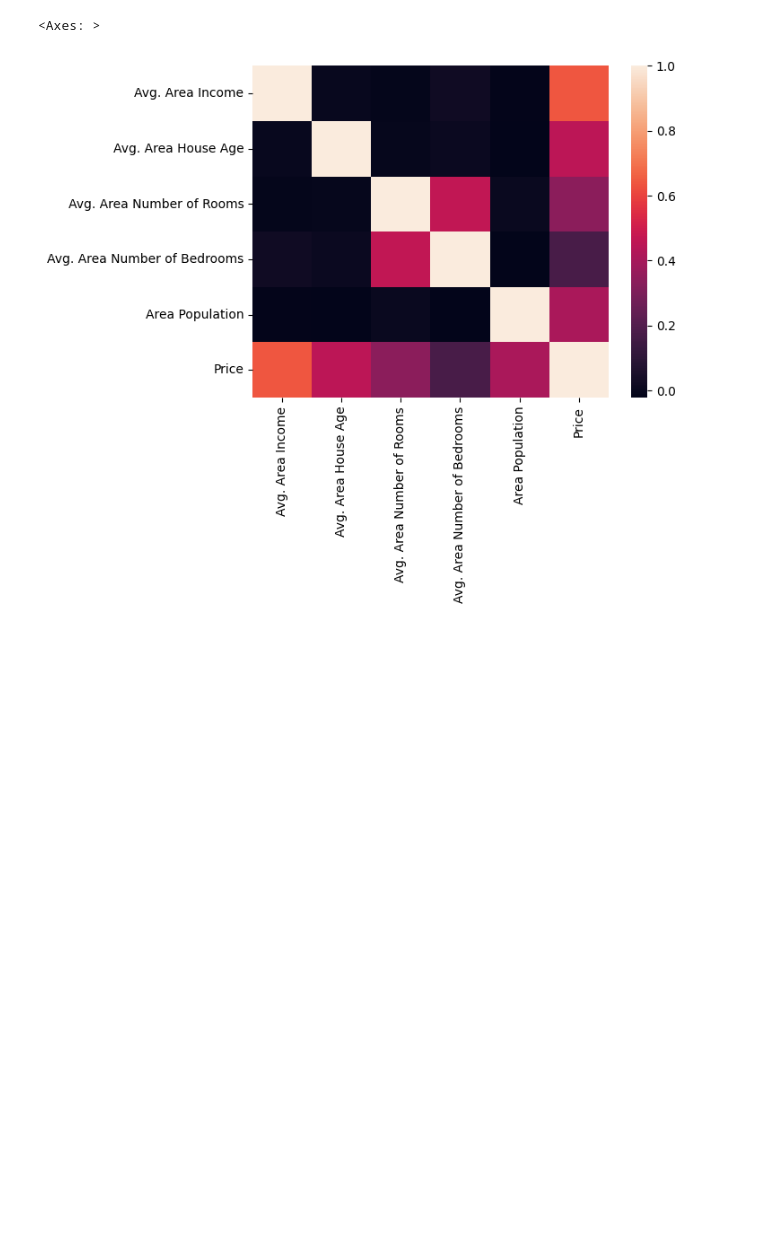
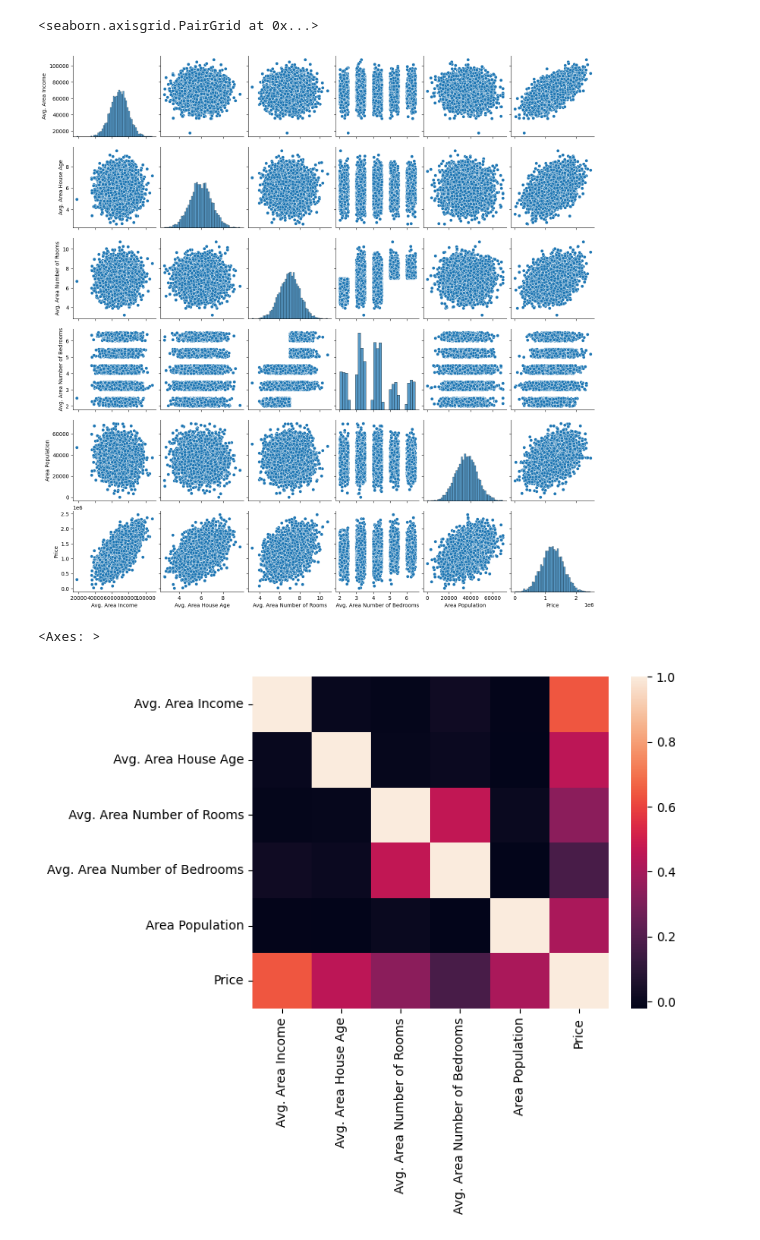
Before and after one commit to Maxzeno/machine-learning, a Jupyter notebook: housing_price.ipynb, the cells around one changed output. Saved outputs shown, nothing was run; the diff lists cells and outputs as text; code cells hidden in the pictures; blank space fills up the shorter version.

Commit message:
add a pairplot from seaborn

```diff
--- a/housing_price.ipynb
+++ b/housing_price.ipynb
@@ -18,6 +18,11 @@ df.pop('Address')
 y = df['Price']
 scaler = MinMaxScaler()
 X = df.drop('Price', axis=1)
+# %%
+sns.pairplot(df)
+# %% [output]
+<seaborn.axisgrid.PairGrid at 0x...>
+[figure, added]
 # %%
 # Plot heatmap to see correlation within the data
 sns.heatmap(df.corr())
```
